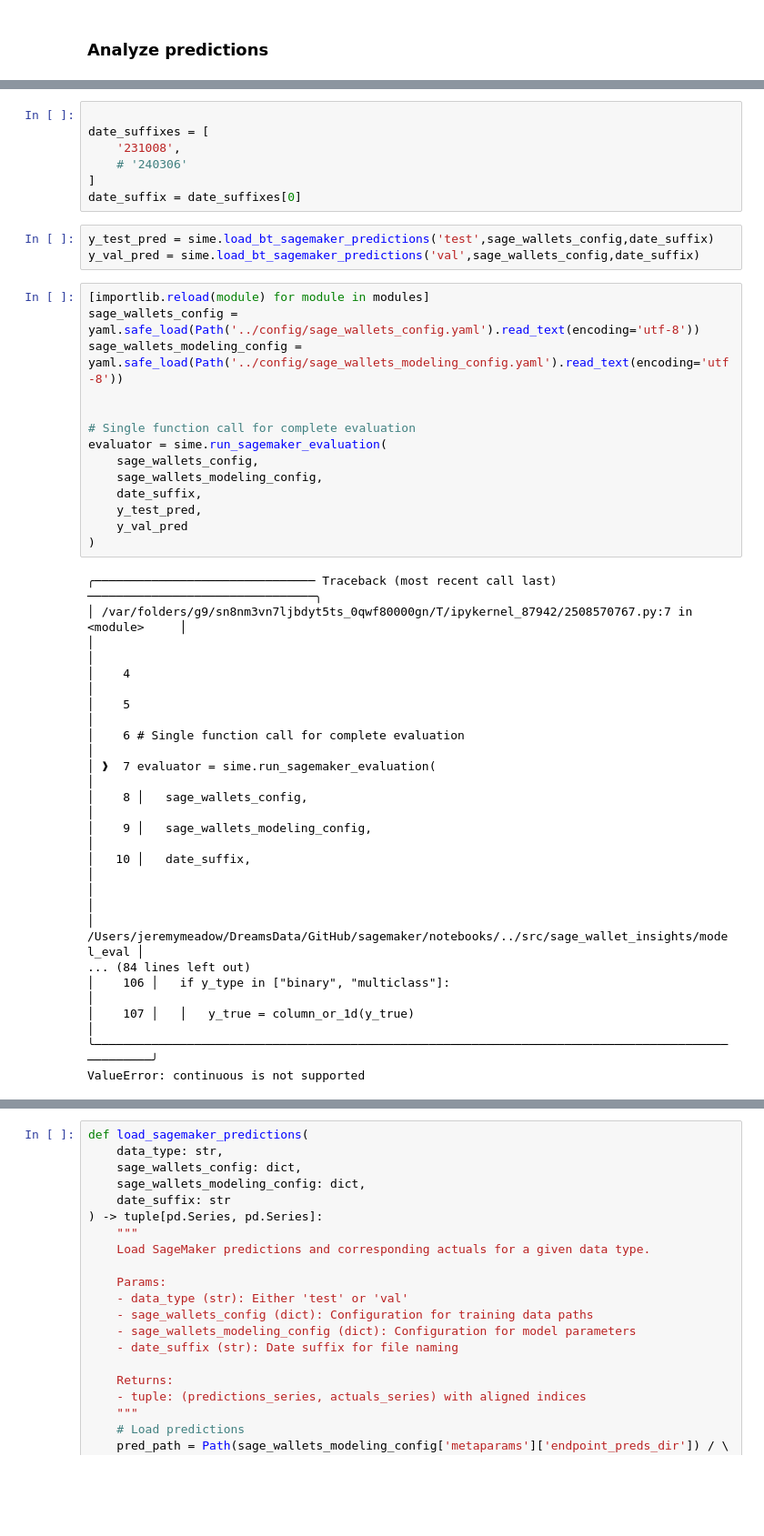
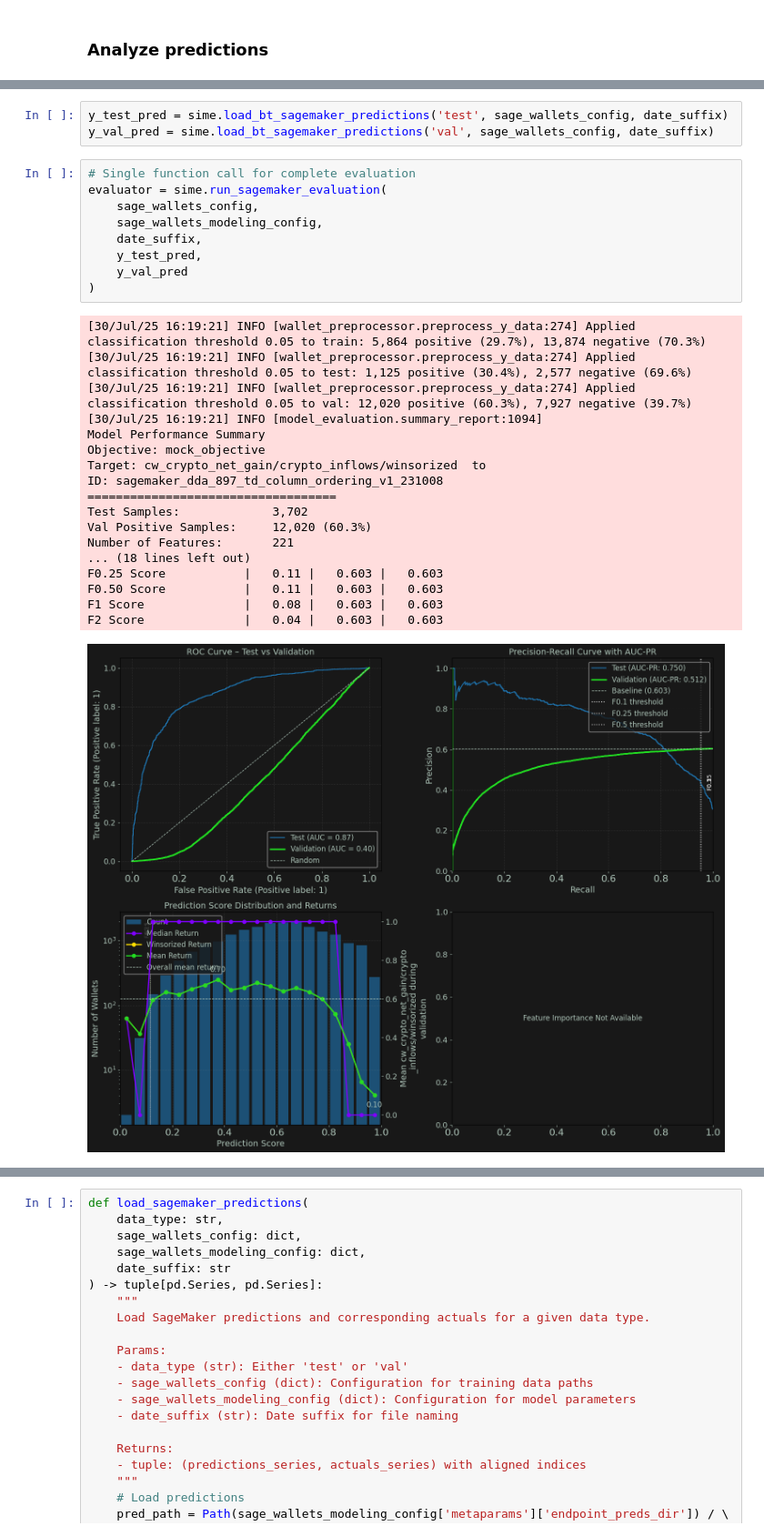
Before and after one commit to dreams-labs/sagemaker, a Jupyter notebook: notebooks/DDA-899 classification model.ipynb, the cells around one changed output, grey strips where cells are left out. Shown at 91% size. Drawn from its saved outputs; the diff is of its cells as text; blank space fills up the shorter version.

Commit message:
feature: sime working for classification

```diff
--- a/notebooks/DDA-899 classification model.ipynb
+++ b/notebooks/DDA-899 classification model.ipynb
@@ -467,42 +478,31 @@ sage_wallets_modeling_config = yaml.safe_load(Path('../config/sage_wallets_model
-# %%
-
-date_suffixes = [
-    '231008',
-    # '240306'
-]
-date_suffix = date_suffixes[0]
 # %%
-y_test_pred = sime.load_bt_sagemaker_predictions('test',sage_wallets_config,date_suffix)
-y_val_pred = sime.load_bt_sagemaker_predictions('val',sage_wallets_config,date_suffix)
+y_test_pred = sime.load_bt_sagemaker_predictions('test', sage_wallets_config, date_suffix)
+y_val_pred = sime.load_bt_sagemaker_predictions('val', sage_wallets_config, date_suffix)
 # %%
-[importlib.reload(module) for module in modules]
-sage_wallets_config = yaml.safe_load(Path('../config/sage_wallets_config.yaml').read_text(encoding='utf-8'))
-sage_wallets_modeling_config = yaml.safe_load(Path('../config/sage_wallets_modeling_config.yaml').read_text(encoding='utf-8'))
-
-
 # Single function call for complete evaluation
 evaluator = sime.run_sagemaker_evaluation(
     sage_wallets_config,
     sage_wallets_modeling_config,
     date_suffix,
     y_test_pred,
     y_val_pred
 )
 # %% [output]
-╭─────────────────────────────── Traceback (most recent call last) ────────────────────────────────╮
-│ /var/folders/g9/sn8nm3vn7ljbdyt5ts_0qwf80000gn/T/ipykernel_87942/2508570767.py:7 in <module>     │
-│                                                                                                  │
-│    4                                                                                             │
-│    5                                                                                             │
-│    6 # Single function call for complete evaluation                                              │
-│ ❱  7 evaluator = sime.run_sagemaker_evaluation(                                                  │
-│    8 │   sage_wallets_config,                                                                    │
-│    9 │   sage_wallets_modeling_config,                                                           │
-│   10 │   date_suffix,                                                                            │
-│                                                                                                  │
-│ /Users/jeremymeadow/DreamsData/GitHub/sagemaker/notebooks/../src/sage_wallet_insights/model_eval │
-... (84 lines left out)
-│    106 │   if y_type in ["binary", "multiclass"]:                                                │
-│    107 │   │   y_true = column_or_1d(y_true)                                                     │
-╰──────────────────────────────────────────────────────────────────────────────────────────────────╯
-ValueError: continuous is not supported
+[30/Jul/25 16:19:21] INFO [wallet_preprocessor.preprocess_y_data:274] Applied classification threshold 0.05 to train: 5,864 positive (29.7%), 13,874 negative (70.3%)
+[30/Jul/25 16:19:21] INFO [wallet_preprocessor.preprocess_y_data:274] Applied classification threshold 0.05 to test: 1,125 positive (30.4%), 2,577 negative (69.6%)
+[30/Jul/25 16:19:21] INFO [wallet_preprocessor.preprocess_y_data:274] Applied classification threshold 0.05 to val: 12,020 positive (60.3%), 7,927 negative (39.7%)
+[30/Jul/25 16:19:21] INFO [model_evaluation.summary_report:1094]
+Model Performance Summary
+Objective: mock_objective
+Target: cw_crypto_net_gain/crypto_inflows/winsorized  to
+ID: sagemaker_dda_897_td_column_ordering_v1_231008
+===================================
+Test Samples:             3,702
+Val Positive Samples:     12,020 (60.3%)
+Number of Features:       221
+... (18 lines left out)
+F0.25 Score           |   0.11 |   0.603 |   0.603
+F0.50 Score           |   0.11 |   0.603 |   0.603
+F1 Score              |   0.08 |   0.603 |   0.603
+F2 Score              |   0.04 |   0.603 |   0.603
+[figure, added]
```
Also changed, not shown: parts of 7 cells of this notebook, 4 other files.
